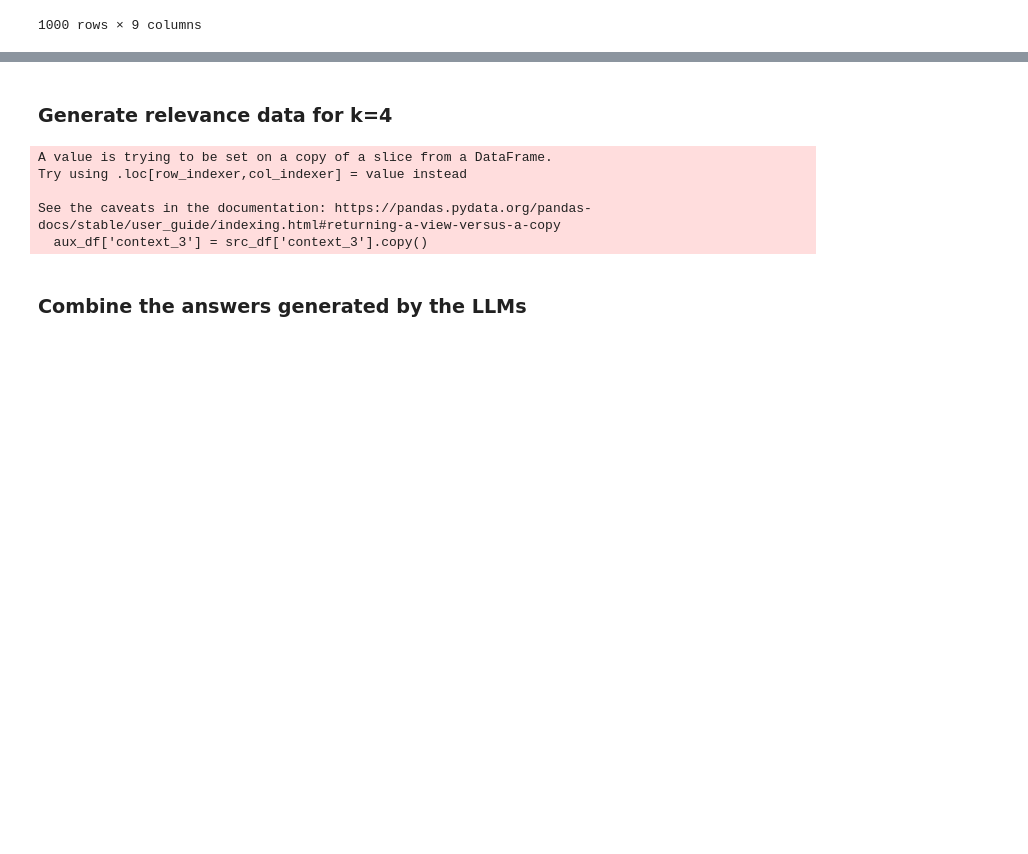
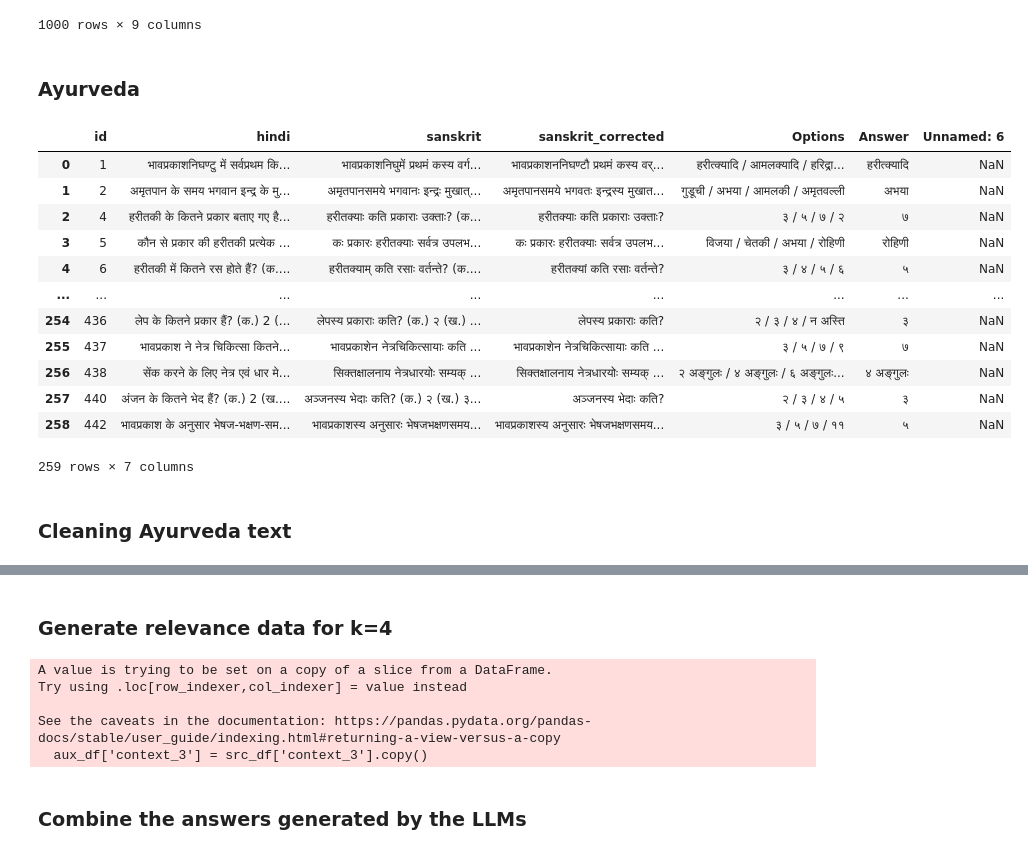
Before and after one commit to mahesh-ak/SktQA, a Jupyter notebook: Plots.ipynb, the cells around one changed output, grey strips where cells are left out. Cells and saved outputs as stored; diff of their text form; code cells hidden in the pictures; blank space fills up the shorter version.

Commit message:
Update: added ayurveda to zero-shot

```diff
--- a/Plots.ipynb
+++ b/Plots.ipynb
@@ -128,3 +128,24 @@ df
 df=df[['id','correct','answer.1','MCQ']].rename(columns={'id':'ID','correct':'QUESTION', 'answer.1':'ANSWER','MCQ':'CHOICES'}).fillna('')
 # %%
 df.to_csv(dst_f, sep='\t', index=False)
+# %% [markdown]
+### Ayurveda
+# %%
+src_f = 'data/Ayurveda Amartam - Sanskrit.tsv'
+dst_f = 'data/qa_set/ayurveda.tsv'
+df= pd.read_csv(src_f, sep='\t')
+df
+# %% [output]
+|  | id | hindi | sanskrit | sanskrit_corrected | Options | Answer | Unnamed: 6 |
+| 0 | 1 | भावप्रकाशनिघण्टु में सर्वप्रथम कि... | भावप्रकाशनिघुमें प्रथमं कस्य वर्ग... | भावप्रकाशननिघण्टौ प्रथमं कस्य वर्... | हरीत्क्यादि / आमलक्यादि / हरिद्रा... | हरीत्क्यादि | NaN |
+| 1 | 2 | अमृतपान के समय भगवान इन्द्र के मु... | अमृतपानसमये भगवानः इन्द्रः मुखात्... | अमृतपानसमये भगवतः इन्द्रस्य मुखात... | गुडूची / अभया / आमलकी / अमृतवल्ली | अभया | NaN |
+| 2 | 4 | हरीतकी के कितने प्रकार बताए गए है... | हरीतक्याः कति प्रकाराः उक्ताः? (क... | हरीतक्याः कति प्रकाराः उक्ताः? | ३ / ५ / ७ / २ | ७ | NaN |
+| 3 | 5 | कौन से प्रकार की हरीतकी प्रत्येक ... | कः प्रकारः हरीतक्याः सर्वत्र उपलभ... | कः प्रकारः हरीतक्याः सर्वत्र उपलभ... | विजया / चेतकी / अभया / रोहिणी | रोहिणी | NaN |
+| 4 | 6 | हरीतकी में कितने रस होते हैं? (क.... | हरीतक्याम् कति रसाः वर्तन्ते? (क.... | हरीतक्यां कति रसाः वर्तन्ते? | ३ / ४ / ५ / ६ | ५ | NaN |
+| ... | ... | ... | ... | ... | ... | ... | ... |
+| 254 | 436 | लेप के कितने प्रकार हैं? (क.) 2 (... | लेपस्य प्रकाराः कति? (क.) २ (ख.) ... | लेपस्य प्रकाराः कति? | २ / ३ / ४ / न अस्ति | ३ | NaN |
+| 255 | 437 | भावप्रकाश ने नेत्र चिकित्सा कितने... | भावप्रकाशेन नेत्रचिकित्सायाः कति ... | भावप्रकाशेन नेत्रचिकित्सायाः कति ... | ३ / ५ / ७ / ९ | ७ | NaN |
+| 256 | 438 | सेंक करने के लिए नेत्र एवं धार मे... | सिक्तक्षालनाय नेत्रधारयोः सम्यक् ... | सिक्तक्षालनाय नेत्रधारयोः सम्यक् ... | २ अङ्गुलः / ४ अङ्गुलः / ६ अङ्गुलः... | ४ अङ्गुलः | NaN |
+| 257 | 440 | अंजन के कितने भेद हैं? (क.) 2 (ख.... | अञ्जनस्य भेदाः कति? (क.) २ (ख.) ३... | अञ्जनस्य भेदाः कति? | २ / ३ / ४ / ५ | ३ | NaN |
+| 258 | 442 | भावप्रकाश के अनुसार भेषज-भक्षण-सम... | भावप्रकाशस्य अनुसारः भेषजभक्षणसमय... | भावप्रकाशस्य अनुसारः भेषजभक्षणसमय... | ३ / ५ / ७ / ११ | ५ | NaN |
+259 rows × 7 columns
@@ -130,0 +156,2 @@ df.to_csv(dst_f, sep='\t', index=False)
+# %% [markdown]
+### Cleaning Ayurveda text
```
Also changed, not shown: parts of 24 cells of this notebook, 11 other files.
